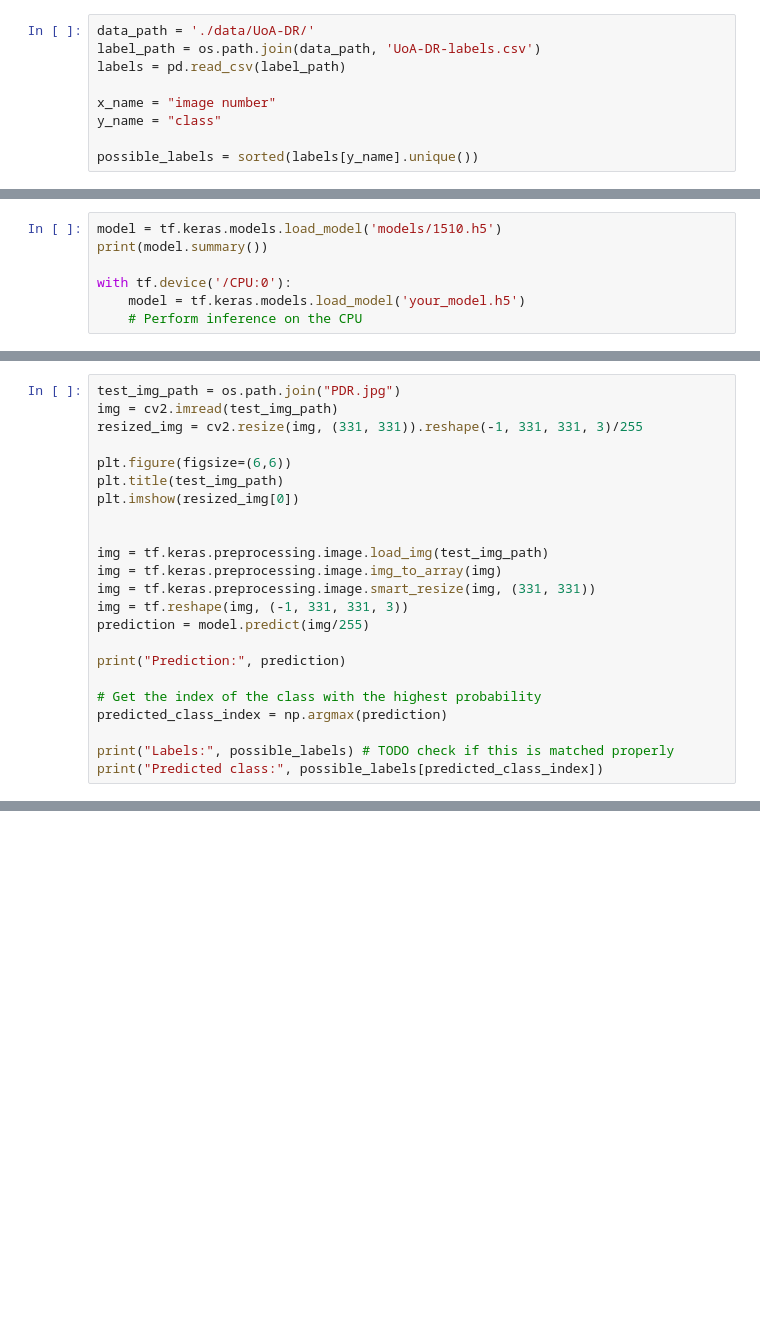
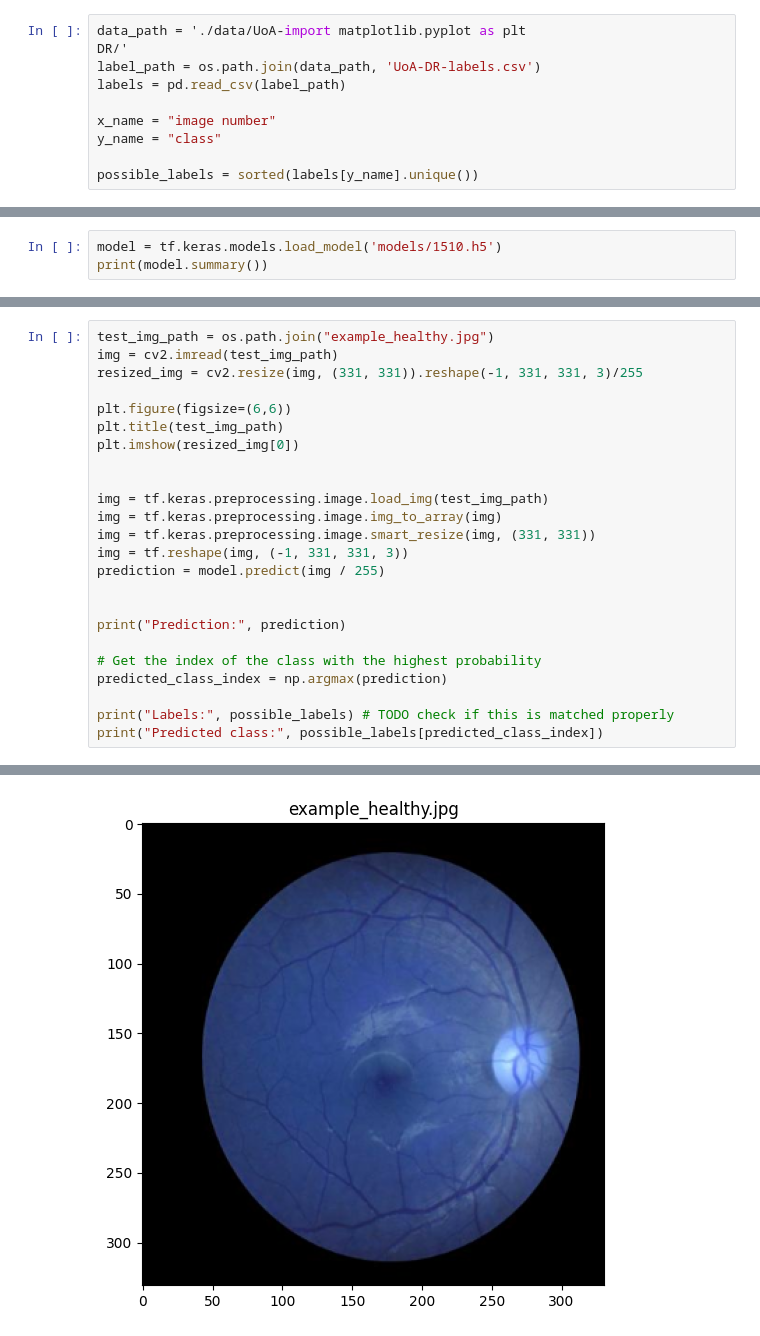
Before and after one commit to yiyangjessieyu/Deep-Learning-Image-Classifier, a Jupyter notebook: predict_dr.ipynb, the cells around one changed output, grey strips where cells are left out. Cells and saved outputs as stored; diff of their text form; blank space fills up the shorter version.

```diff
--- a/predict_dr.ipynb
+++ b/predict_dr.ipynb
@@ -8,5 +24,6 @@ import pandas as pd
 # %%
-data_path = './data/UoA-DR/'
+data_path = './data/UoA-import matplotlib.pyplot as plt
+DR/'
 label_path = os.path.join(data_path, 'UoA-DR-labels.csv')
 labels = pd.read_csv(label_path)
 
@@ -20,8 +34,4 @@ tf.keras.backend.clear_session()
 # %%
 model = tf.keras.models.load_model('models/1510.h5')
 print(model.summary())
-
-with tf.device('/CPU:0'):
-    model = tf.keras.models.load_model('your_model.h5')
-    # Perform inference on the CPU
 # %% [output]
@@ -29,5 +58,5 @@ OSError: No file or directory found at your_model.h5
 # %%
-test_img_path = os.path.join("PDR.jpg")
+test_img_path = os.path.join("example_healthy.jpg")
 img = cv2.imread(test_img_path)
 resized_img = cv2.resize(img, (331, 331)).reshape(-1, 331, 331, 3)/255
 
@@ -40,7 +69,8 @@ img = tf.keras.preprocessing.image.load_img(test_img_path)
 img = tf.keras.preprocessing.image.img_to_array(img)
 img = tf.keras.preprocessing.image.smart_resize(img, (331, 331))
 img = tf.reshape(img, (-1, 331, 331, 3))
-prediction = model.predict(img/255)
+prediction = model.predict(img / 255)
+
 
 print("Prediction:", prediction)
 
@@ -70,0 +91 @@ ResourceExhaustedError: {{function_node __wrapped__AddV2_device_/job:localhost/r
+[figure, added]
```
Also changed, not shown: parts of 6 cells of this notebook, 5 other files.
